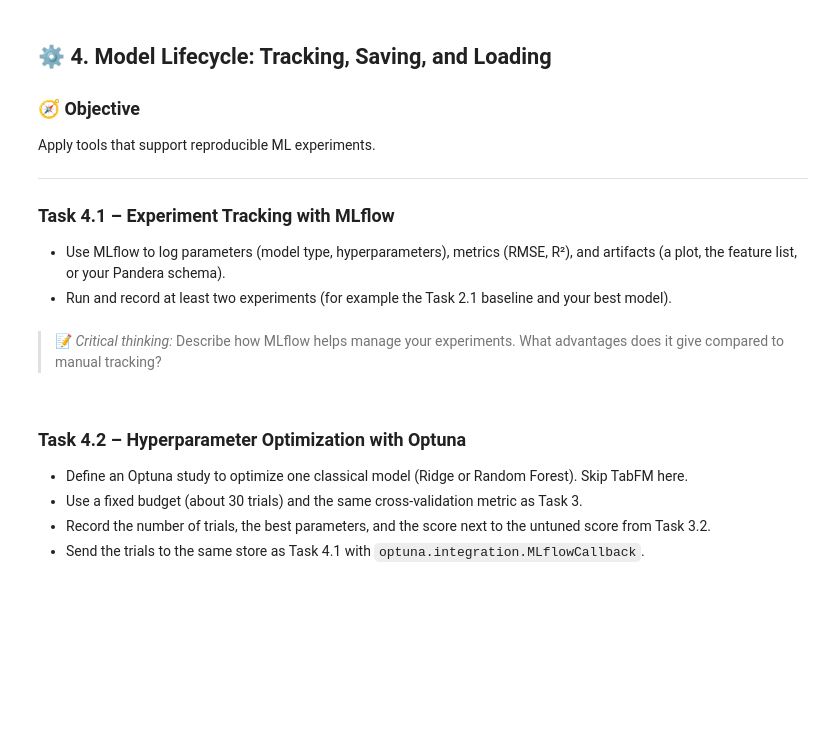
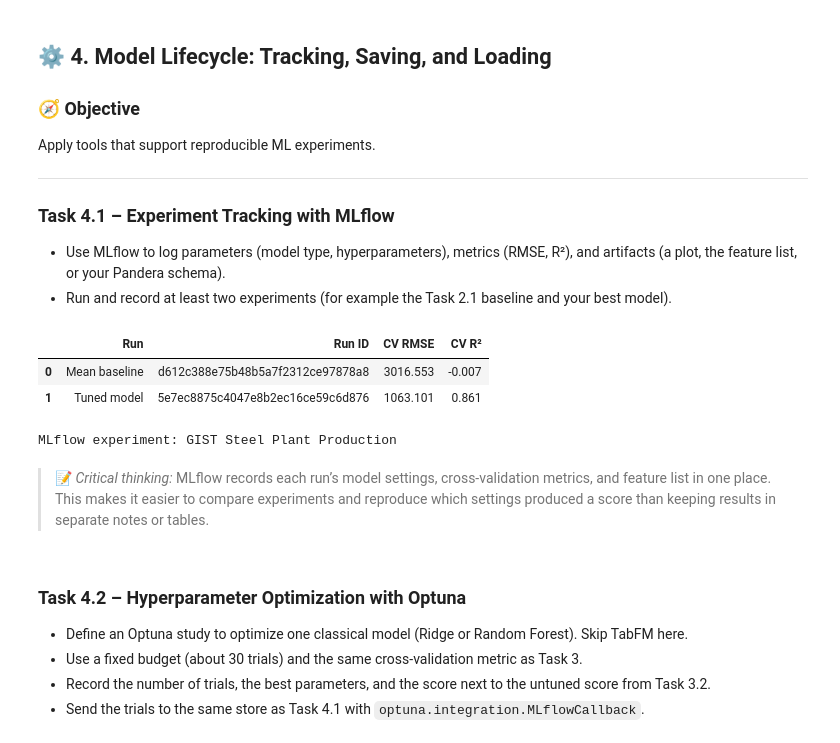
Before and after one commit to GabDestal/aidams-lab2-destal-montluc-riekhakainen-magretdelord, a Jupyter notebook: lab_2.ipynb, the cells around one changed output. Saved outputs shown, nothing was run; the diff lists cells and outputs as text; code cells hidden in the pictures; blank space fills up the shorter version.

```diff
--- a/lab_2.ipynb
+++ b/lab_2.ipynb
@@ -651,16 +655,19 @@ search = RandomizedSearchCV(
     estimator=tuning_pipeline,
     param_distributions=parameter_choices,
     n_iter=10,
-    scoring="neg_mean_squared_error",
+    scoring={"rmse": "neg_mean_squared_error", "r2": "r2"},
+    refit="rmse",
     cv=cv,
     random_state=42,
 )
 search.fit(X, y)
 
 best_cv_rmse = np.sqrt(-search.best_score_)
+best_cv_r2 = search.cv_results_["mean_test_r2"][search.best_index_]
 print("Model tuned:", tuning_name)
 print("Best parameters:", search.best_params_)
 print("Best cross-validation RMSE:", round(best_cv_rmse, 2))
+print("Best cross-validation R²:", round(best_cv_r2, 2))
 
 untuned_name = "Ridge regression" if best_model_name == "Linear regression" else best_model_name
 untuned_rmse = comparison_results.loc[
@@ -686,9 +694,51 @@ Apply tools that support reproducible ML experiments.
 ### **Task 4.1 – Experiment Tracking with MLflow**
 - Use MLflow to log parameters (model type, hyperparameters), metrics (RMSE, R²), and artifacts (a plot, the feature list, or your Pandera schema).
 - Run and record at least two experiments (for example the Task 2.1 baseline and your best model).
+# %%
+experiment_name = "GIST Steel Plant Production"
+mlflow.set_experiment(experiment_name)
+
+dummy_cv = cross_validate(
+    DummyRegressor(strategy="mean"),
+    X,
+    y,
+    cv=cv,
+    scoring={"rmse": "neg_mean_squared_error", "r2": "r2"},
+)
+dummy_cv_rmse = np.sqrt(-dummy_cv["test_rmse"]).mean()
+dummy_cv_r2 = dummy_cv["test_r2"].mean()
+
+logged_runs = []
+
+with mlflow.start_run(run_name="Mean baseline") as run:
+    mlflow.log_param("model_type", "DummyRegressor")
+    mlflow.log_param("strategy", "mean")
+    mlflow.log_metric("cv_rmse", dummy_cv_rmse)
+    mlflow.log_metric("cv_r2", dummy_cv_r2)
+    mlflow.log_text("\n".join(feature_columns), "feature_list.txt")
+    logged_runs.append({"Run": "Mean baseline", "Run ID": run.info.run_id,
+                        "CV RMSE": dummy_cv_rmse, "CV R²": dummy_cv_r2})
+
+with mlflow.start_run(run_name="Tuned model") as run:
+    mlflow.log_param("model_type", tuning_name)
+    for parameter, value in search.best_params_.items():
+        mlflow.log_param(parameter, str(value))
+    mlflow.log_metric("cv_rmse", best_cv_rmse)
+    mlflow.log_metric("cv_r2", best_cv_r2)
+    mlflow.log_text("\n".join(feature_columns), "feature_list.txt")
+    logged_runs.append({"Run": "Tuned model", "Run ID": run.info.run_id,
+                        "CV RMSE": best_cv_rmse, "CV R²": best_cv_r2})
+
+display(pd.DataFrame(logged_runs).round(3))
+print("MLflow experiment:", experiment_name)
+# %% [output]
+|  | Run | Run ID | CV RMSE | CV R² |
+| 0 | Mean baseline | d612c388e75b48b5a7f2312ce97878a8 | 3016.553 | -0.007 |
+| 1 | Tuned model | 5e7ec8875c4047e8b2ec16ce59c6d876 | 1063.101 | 0.861 |
+MLflow experiment: GIST Steel Plant Production
 # %% [markdown]
 > 📝 *Critical thinking:*
-> Describe how MLflow helps manage your experiments. What advantages does it give compared to manual tracking?
+> MLflow records each run’s model settings, cross-validation metrics, and feature list in one place. This makes it easier to compare experiments and reproduce which settings produced a score than keeping results in separate notes or tables.
 # %% [markdown]
 ### **Task 4.2 – Hyperparameter Optimization with Optuna**
 - Define an Optuna study to optimize one classical model (Ridge or Random Forest). Skip TabFM here.
```
Also changed, not shown: parts of 6 cells of this notebook, 5 other files.
